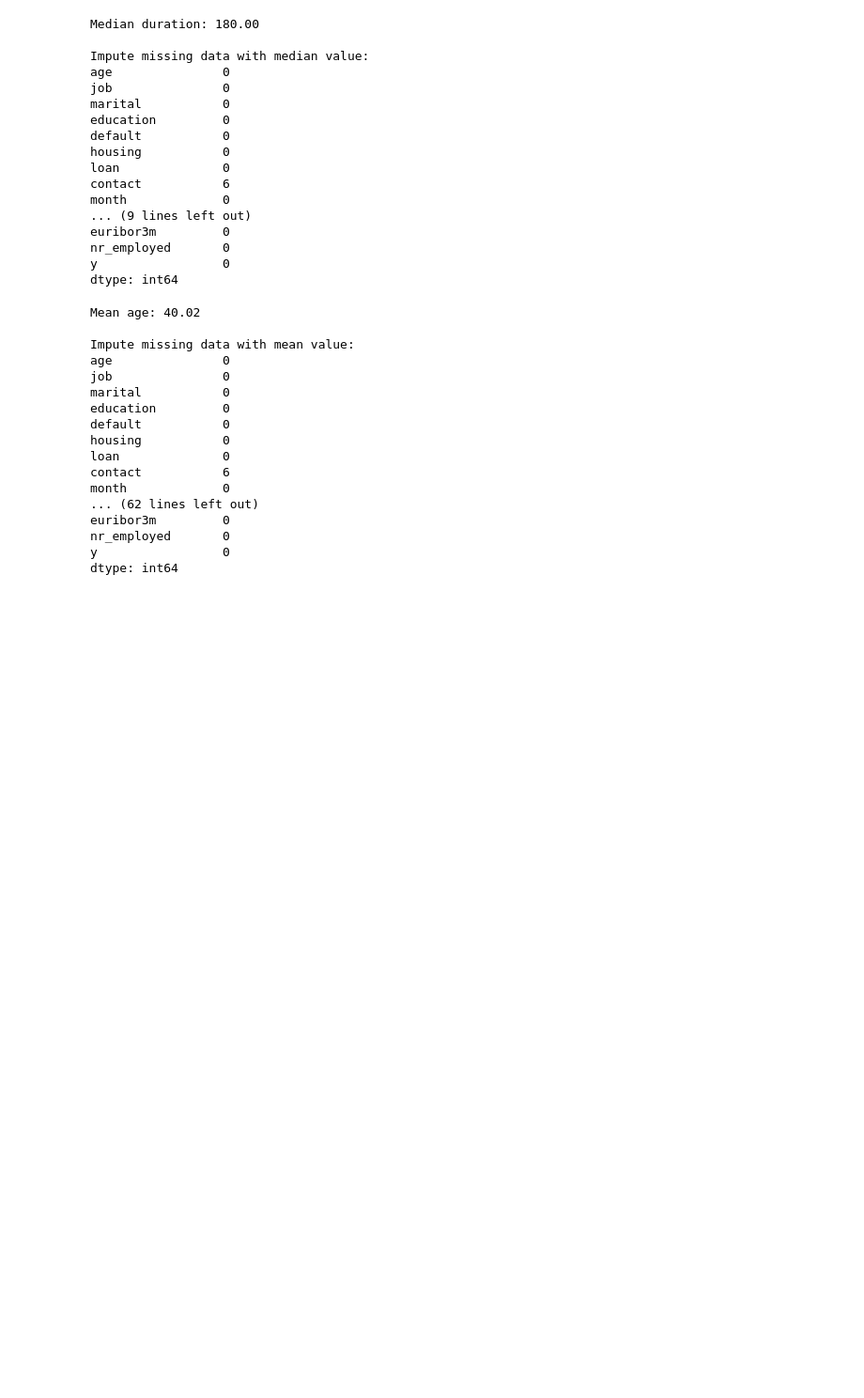
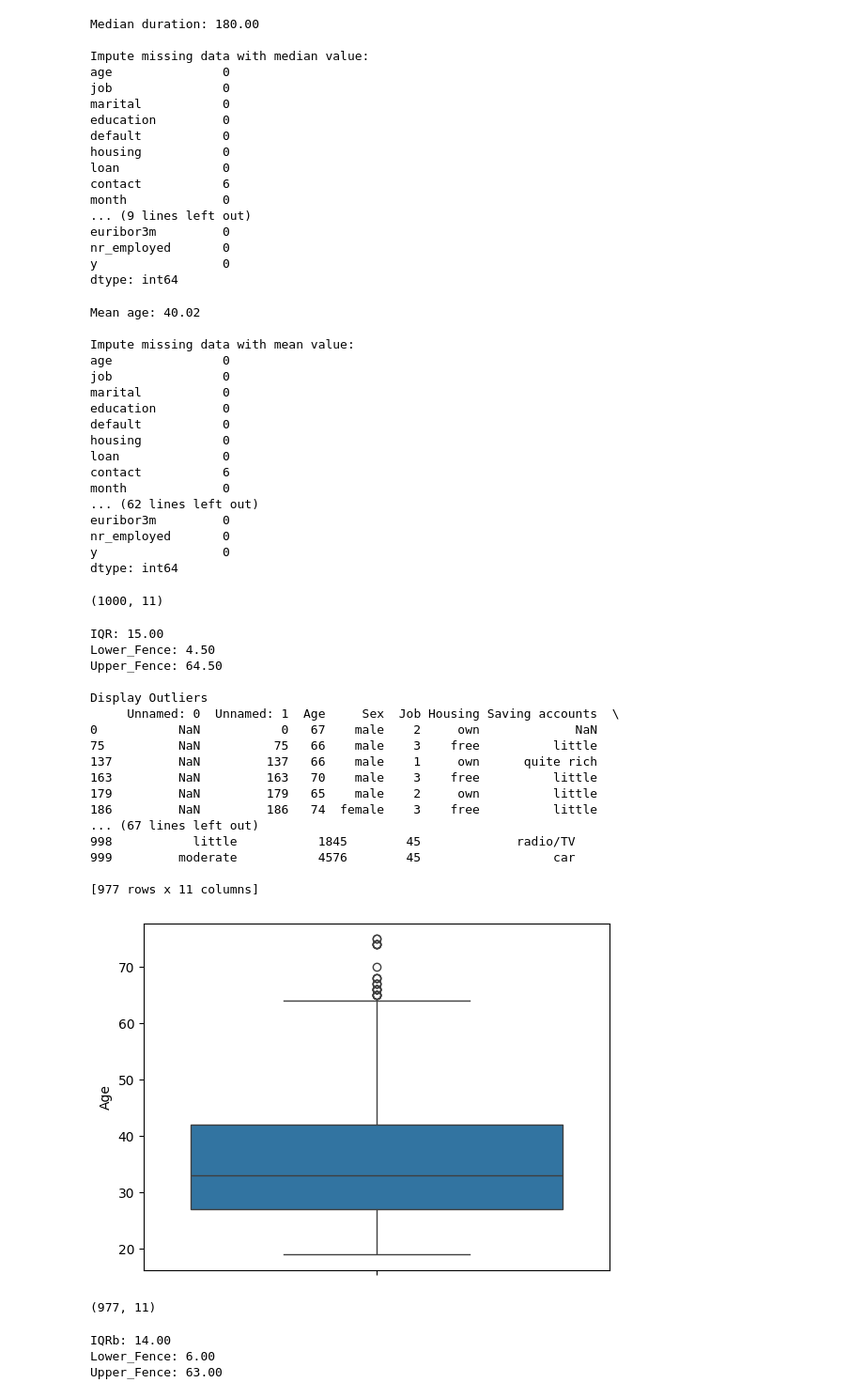
Before and after one commit to Caitingg/MachineLearning_DataReprocessing, a Jupyter notebook: PracticalWeek02.ipynb, the cells around one changed output. Shown: that part at 94% size. Drawn from its saved outputs; the diff is of its cells as text; code cells hidden in the pictures; blank space fills up the shorter version.

```diff
--- a/PracticalWeek02.ipynb
+++ b/PracticalWeek02.ipynb
@@ -208,3 +208,78 @@ euribor3m         0
 nr_employed       0
 y                 0
 dtype: int64
+# %%
+DATA_DIR_2 = "/content/german_credit_card.csv"
+german_credit_df = pd.read_csv (DATA_DIR_2, header=0)
+# %%
+german_credit_df.shape
+# %% [output]
+(1000, 11)
+# %%
+# Display a BoxPlot
+import pandas as pd
+import numpy as np
+import matplotlib
+import seaborn as sbn
+sbn.boxplot(german_credit_df['Age'])
+
+# Compute the Interquartile Range (IQR)
+Q1 = german_credit_df['Age'].quantile(0.25)
+Q3 = german_credit_df['Age'].quantile(0.75)
+IQR = Q3 - Q1
+print ("IQR: %.2f" %IQR)
+
+# Calculate the Lower and Upper Fence
+Lower_Fence = Q1 - (1.5 * IQR)
+print ("Lower_Fence: %.2f" %Lower_Fence)
+Upper_Fence = Q3 + (1.5 * IQR)
+print ("Upper_Fence: %.2f" %Upper_Fence)
+
+# Display Outliers and Filtering Out the Outliers
+print("\nDisplay Outliers")
+print (german_credit_df[((german_credit_df["Age"] < Lower_Fence) | (german_credit_df["Age"] > Upper_Fence))])
+
+# display data with outliers filtered out, use ~ to filter
+print("\nDisplay data without outliers")
+print (german_credit_df[~((german_credit_df["Age"] < Lower_Fence) | (german_credit_df["Age"] > Upper_Fence))])
+# %% [output]
+IQR: 15.00
+Lower_Fence: 4.50
+Upper_Fence: 64.50
+
+Display Outliers
+     Unnamed: 0  Unnamed: 1  Age     Sex  Job Housing Saving accounts  \
+0           NaN           0   67    male    2     own             NaN
+75          NaN          75   66    male    3    free          little
+137         NaN         137   66    male    1     own      quite rich
+163         NaN         163   70    male    3    free          little
+179         NaN         179   65    male    2     own          little
+186         NaN         186   74  female    3    free          little
+... (67 lines left out)
+998           little           1845        45             radio/TV
+999         moderate           4576        45                  car
+
+[977 rows x 11 columns]
+[figure, added]
+# %%
+german_credit_remOutliers = (german_credit_df[~((german_credit_df["Age"] < Lower_Fence) | (german_credit_df["Age"] > Upper_Fence))])
+german_credit_remOutliers.shape
+# %% [output]
+(977, 11)
+# %%
+# Compute new quantile range after remove outliers
+# Compute the Interquartile Range (IQR)
+Q1b = german_credit_remOutliers['Age'].quantile(0.25)
+Q3b = german_credit_remOutliers['Age'].quantile(0.75)
+IQRb = Q3b - Q1b
+print ("IQRb: %.2f" %IQRb)
+
+# Calculate the Lower and Upper Fence
+Lower_Fence_b = Q1b - (1.5 * IQRb)
+print ("Lower_Fence: %.2f" %Lower_Fence_b)
+Upper_Fence_b = Q3 + (1.5 * IQRb)
+print ("Upper_Fence: %.2f" %Upper_Fence_b)
+# %% [output]
+IQRb: 14.00
+Lower_Fence: 6.00
+Upper_Fence: 63.00
```
Also changed, not shown: parts of 18 cells of this notebook.
